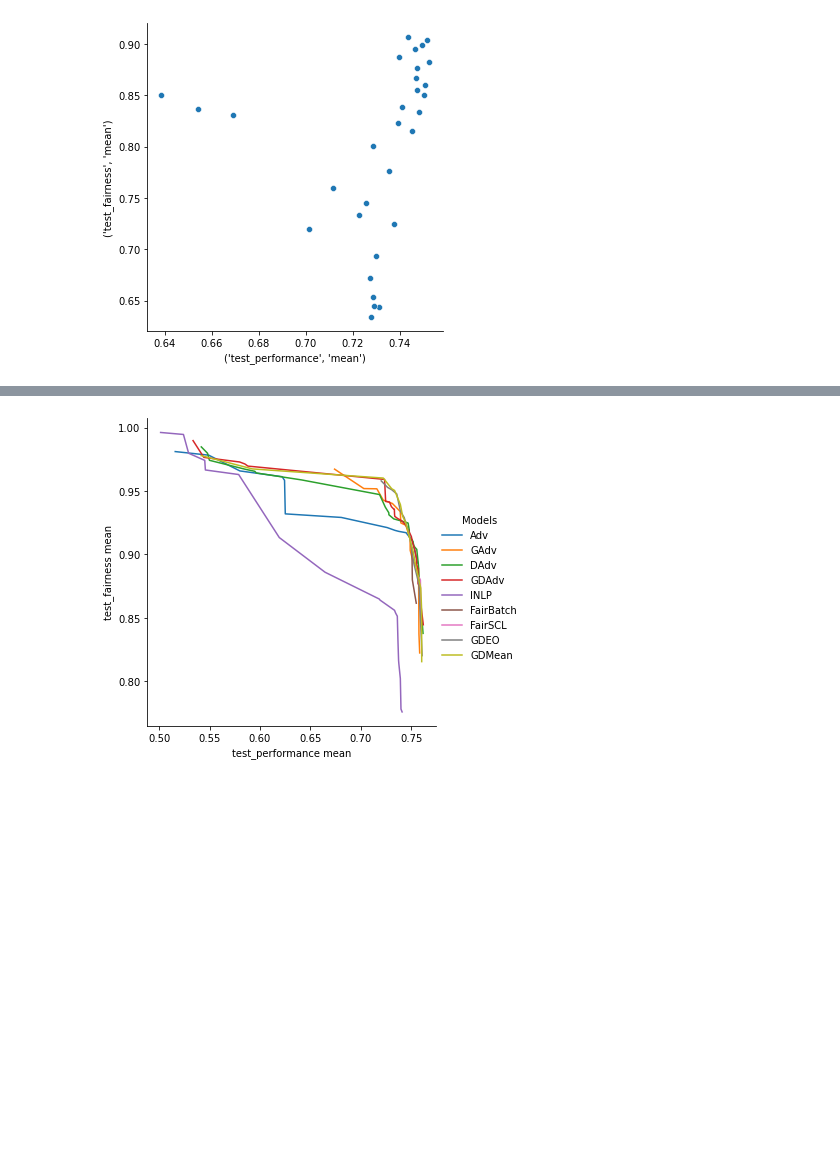
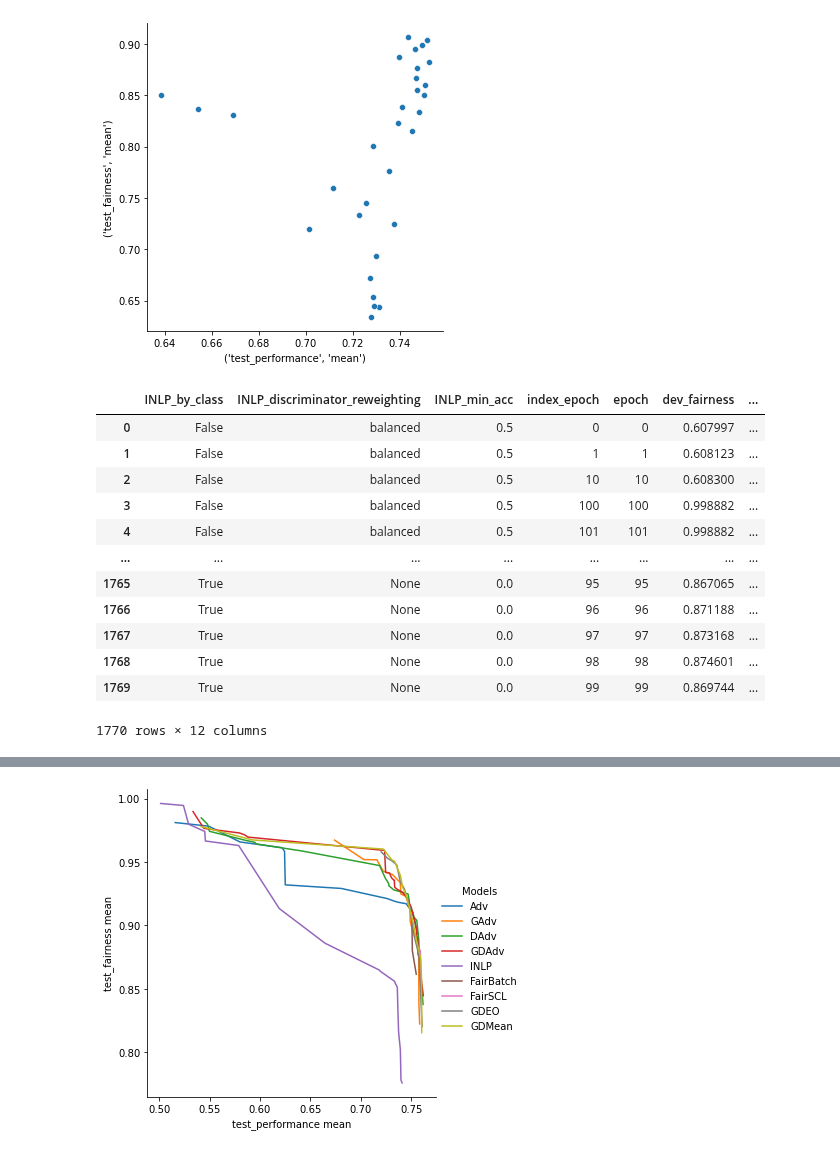
Before and after one commit to Libr-AI/fairlib, a Jupyter notebook: analysis/Moji_model_selection.ipynb, the cells around one changed output, grey strips where cells are left out. Drawn from its saved outputs; the diff is of its cells as text; code cells hidden in the pictures; blank space fills up the shorter version.

```diff
--- a/analysis/Moji_model_selection.ipynb
+++ b/analysis/Moji_model_selection.ipynb
@@ -197,3 +198,23 @@ Moji_INLP_df = model_selection(
     n_jobs=0,
     return_all=True
     )
+# %%
+_Moji_INLP_df = Moji_INLP_df.reset_index()
+# _Moji_INLP_df[""]
+_Moji_INLP_df["INLP_discriminator_reweighting"] = _Moji_INLP_df["INLP_discriminator_reweighting"].fillna("None")
+
+_Moji_INLP_df
+# %% [output]
+|  | INLP_by_class | INLP_discriminator_reweighting | INLP_min_acc | index_epoch | epoch | dev_fairness | ... |
+| 0 | False | balanced | 0.5 | 0 | 0 | 0.607997 | ... |
+| 1 | False | balanced | 0.5 | 1 | 1 | 0.608123 | ... |
+| 2 | False | balanced | 0.5 | 10 | 10 | 0.608300 | ... |
+| 3 | False | balanced | 0.5 | 100 | 100 | 0.998882 | ... |
+| 4 | False | balanced | 0.5 | 101 | 101 | 0.998882 | ... |
+| ... | ... | ... | ... | ... | ... | ... | ... |
+| 1765 | True | None | 0.0 | 95 | 95 | 0.867065 | ... |
+| 1766 | True | None | 0.0 | 96 | 96 | 0.871188 | ... |
+| 1767 | True | None | 0.0 | 97 | 97 | 0.873168 | ... |
+| 1768 | True | None | 0.0 | 98 | 98 | 0.874601 | ... |
+| 1769 | True | None | 0.0 | 99 | 99 | 0.869744 | ... |
+1770 rows × 12 columns
```
Also changed, not shown: parts of 2 cells of this notebook, 2 other files.
